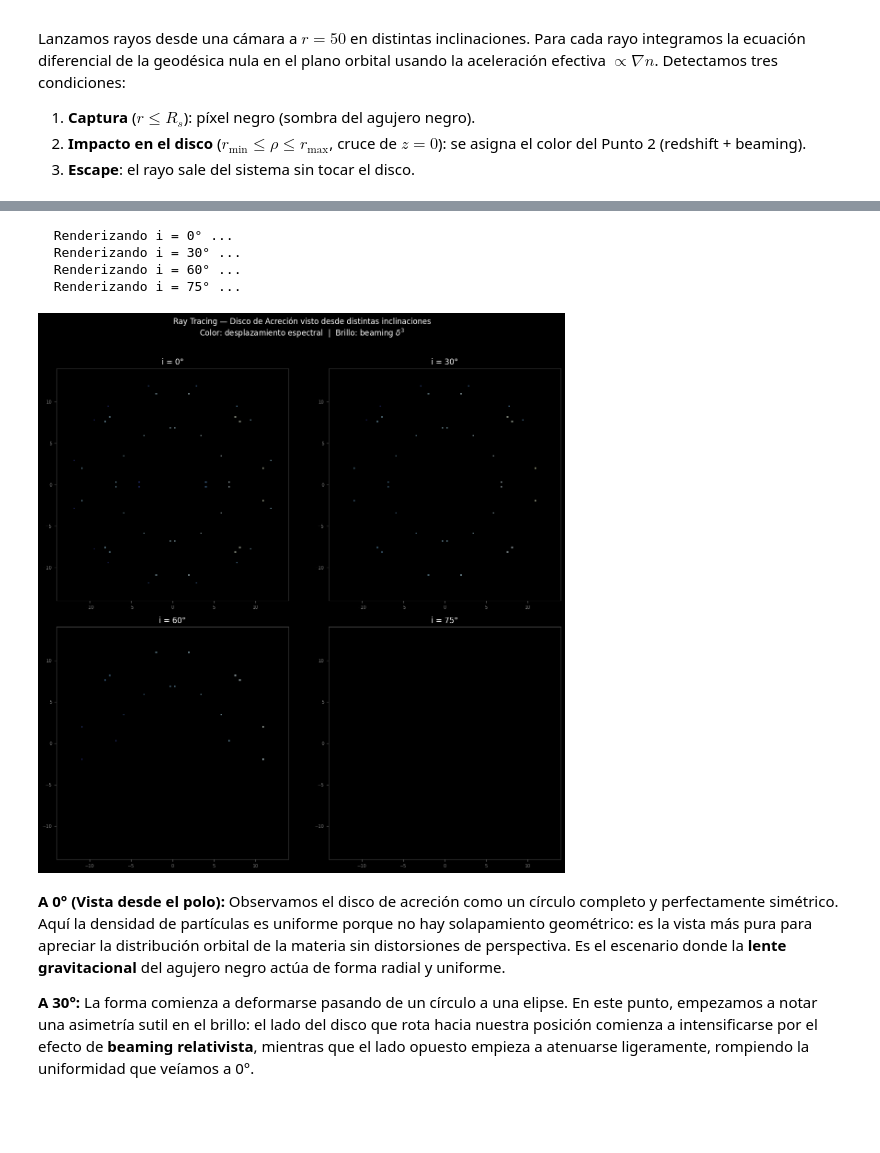
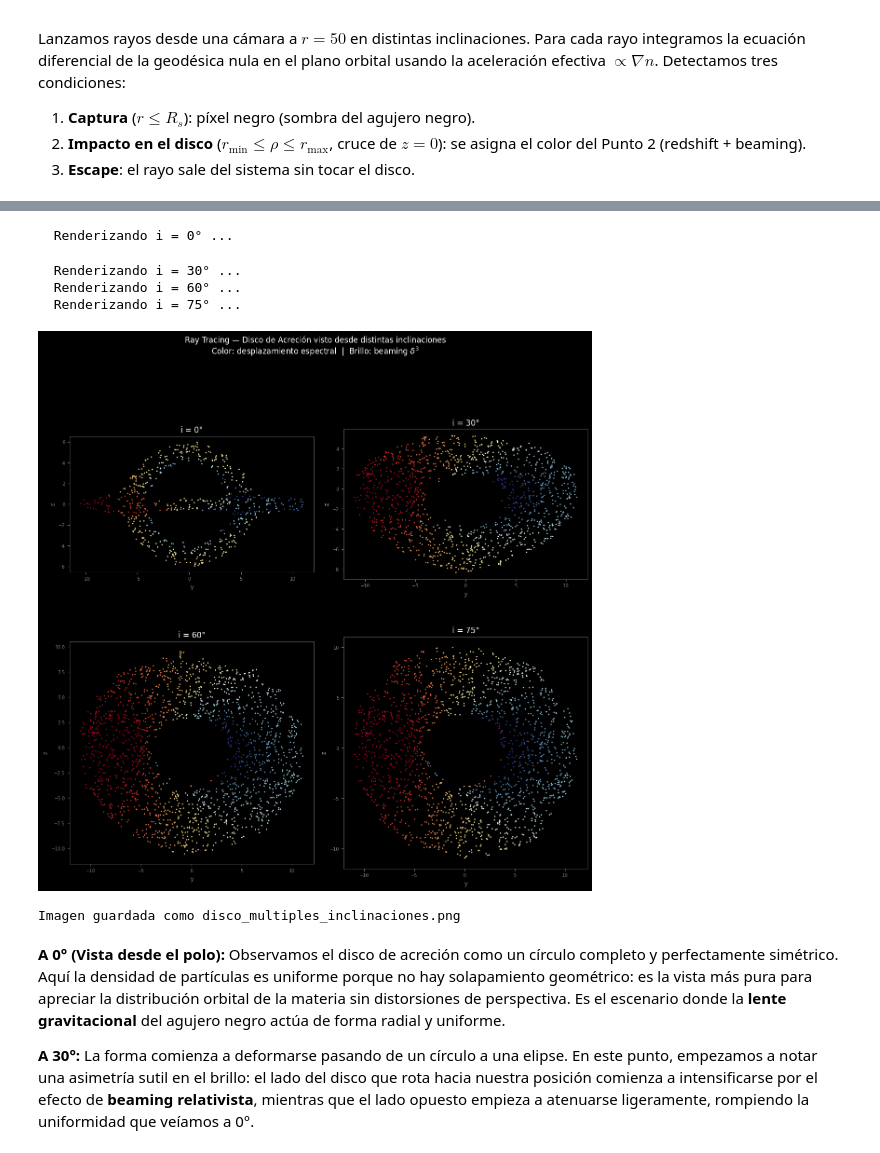
Before and after one commit to RG-2026-2/Proyecto_Simulacion_Black_Hole, a Jupyter notebook: Copia_de_Proyecto_DiscoAcrecion_RG2026.ipynb, the cells around one changed output, grey strips where cells are left out. Drawn from its saved outputs; the diff is of its cells as text; code cells hidden in the pictures; blank space fills up the shorter version.

```diff
--- a/Copia_de_Proyecto_DiscoAcrecion_RG2026.ipynb
+++ b/Copia_de_Proyecto_DiscoAcrecion_RG2026.ipynb
@@ -218,7 +218,7 @@ cada partícula $i$ a lo largo de todo el tiempo de integración, facilitando
 la representación gráfica y el análisis de la dinámica en pasos discretos
 $\Delta t$.
 # %%
-N = 5000 # Aumentamos un poco el número de partículas para que se vea mejor en 3D
+N = 1000 # Aumentamos un poco el número de partículas para que se vea mejor en 3D
 
 # Pasos de tiempo
 dt = 0.05
@@ -1260,0 +1194,18 @@ un fenómeno puramente relativista imposible en óptica clásica.
+# %%
+# ── Renderizar y graficar — i = 20° (igual que notebook referencia) ─
+print("Renderizando i = 20° ...")
+ry, rz, dist20, desp20, brill20 = render_disco(20)
+print(f"Rayos que intersectaron el disco: {len(ry)}")
+
+plt.style.use('dark_background')
+fig, ax = plt.subplots(figsize=(10, 8))
+sc = ax.scatter(ry, rz, c=dist20, cmap='hot', s=1,
+                vmin=r_min, vmax=r_max)
+plt.colorbar(sc, ax=ax, label='radial distance')
+ax.set_xlabel('y');  ax.set_ylabel('z')
+ax.set_title('Rays that hit the disk, inclined 20°')
+ax.set_aspect('equal')
+plt.tight_layout()
+plt.savefig('disco_rayos_20.png', dpi=150, bbox_inches='tight', facecolor='black')
+plt.show()
+print("Imagen guardada como disco_rayos_20.png")
@@ -1261,59 +1217,43 @@ un fenómeno puramente relativista imposible en óptica clásica.
 # %%
+# ── Múltiples inclinaciones ───────────────────────────────────────
 inclinaciones = [0, 30, 60, 75]
-
-fig, axes = plt.subplots(
-    2, 2, figsize=(12, 12), facecolor='black'
-)
+fig, axes = plt.subplots(2, 2, figsize=(12, 12), facecolor='black')
 axes = axes.ravel()
 
 for ax_i, inc_d in zip(axes, inclinaciones):
     ax_i.set_facecolor('black')
+    print(f"  Renderizando i = {inc_d}° ...")
+    ry_i, rz_i, dist_i, desp_i, brill_i = render_disco(inc_d)
 
-    print(f"  Renderizando i = {inc_d}° ...")
-    # Resolución reducida para la grilla comparativa
-    d_i, b_i, m_i = render_imagen(inc_d, N_px=150)
-
-    if (m_i == 1).any():
-        vm = np.percentile(np.abs(d_i[m_i == 1]), 98) + 1e-9
-    else:
-        vm = 1.0
-    norm_i = mcolors.Normalize(vmin=-vm, vmax=vm)
-
-    rgb_i = np.zeros((150, 150, 3))
-    for pi in range(150):
-        for pj in range(150):
-            if m_i[pi, pj] == 2:
-                rgb_i[pi, pj] = [0, 0, 0]
-            elif m_i[pi, pj] == 1:
-                c = cmap_rd(norm_i(d_i[pi, pj]))[:3]
-                rgb_i[pi, pj] = np.clip(
-                    np.array(c) * (0.3 + 0.7 * b_i[pi, pj]),
-                    0, 1
-                )
-
-    ax_i.imshow(
-        rgb_i, origin='lower',
-        extent=[-lim_img, lim_img, -lim_img, lim_img]
-    )
+    sc = ax_i.scatter(ry_i, rz_i, c=desp_i,
+                      cmap='RdYlBu_r', s=1,
+                      vmin=np.percentile(desp_i, 2) if len(desp_i) else -1,
+                      vmax=np.percentile(desp_i, 98) if len(desp_i) else 1)
     ax_i.set_title(f'i = {inc_d}°', color='white', fontsize=12)
+    ax_i.set_xlabel('y', color='gray', fontsize=9)
+    ax_i.set_ylabel('z', color='gray', fontsize=9)
     ax_i.tick_params(colors='gray', labelsize=7)
+    ax_i.set_aspect('equal')
     for sp in ax_i.spines.values():
         sp.set_edgecolor('#444')
 
 fig.suptitle(
-    'Ray Tracing — Disco de Acreción visto desde distintas '
-    'inclinaciones\n'
-    'Color: desplazamiento espectral  |  Brillo: beaming $\\delta^3$',
+    'Ray Tracing — Disco de Acreción visto desde distintas inclinaciones\n'
+    r'Color: desplazamiento espectral  |  Brillo: beaming $\delta^3$',
     color='white', fontsize=12, y=1.01
 )
 plt.tight_layout()
+plt.savefig('disco_multiples_inclinaciones.png', dpi=150,
+            bbox_inches='tight', facecolor='black')
 plt.show()
+print("Imagen guardada como disco_multiples_inclinaciones.png")
 # %% [output]
   Renderizando i = 0° ...
-  Renderizando i = 30° ...
-  Renderizando i = 60° ...
-  Renderizando i = 75° ...
+  Renderizando i = 30° ...
+  Renderizando i = 60° ...
+  Renderizando i = 75° ...
-[figure, old version]
+[figure, new version]
+Imagen guardada como disco_multiples_inclinaciones.png
 # %% [markdown]
 **A 0° (Vista desde el polo):** Observamos el disco de acreción como un círculo completo y perfectamente simétrico. Aquí la densidad de partículas es uniforme porque no hay solapamiento geométrico: es la vista más pura para apreciar la distribución orbital de la materia sin distorsiones de perspectiva. Es el escenario donde la **lente gravitacional** del agujero negro actúa de forma radial y uniforme.
 
```
Also changed, not shown: parts of 19 cells of this notebook.
